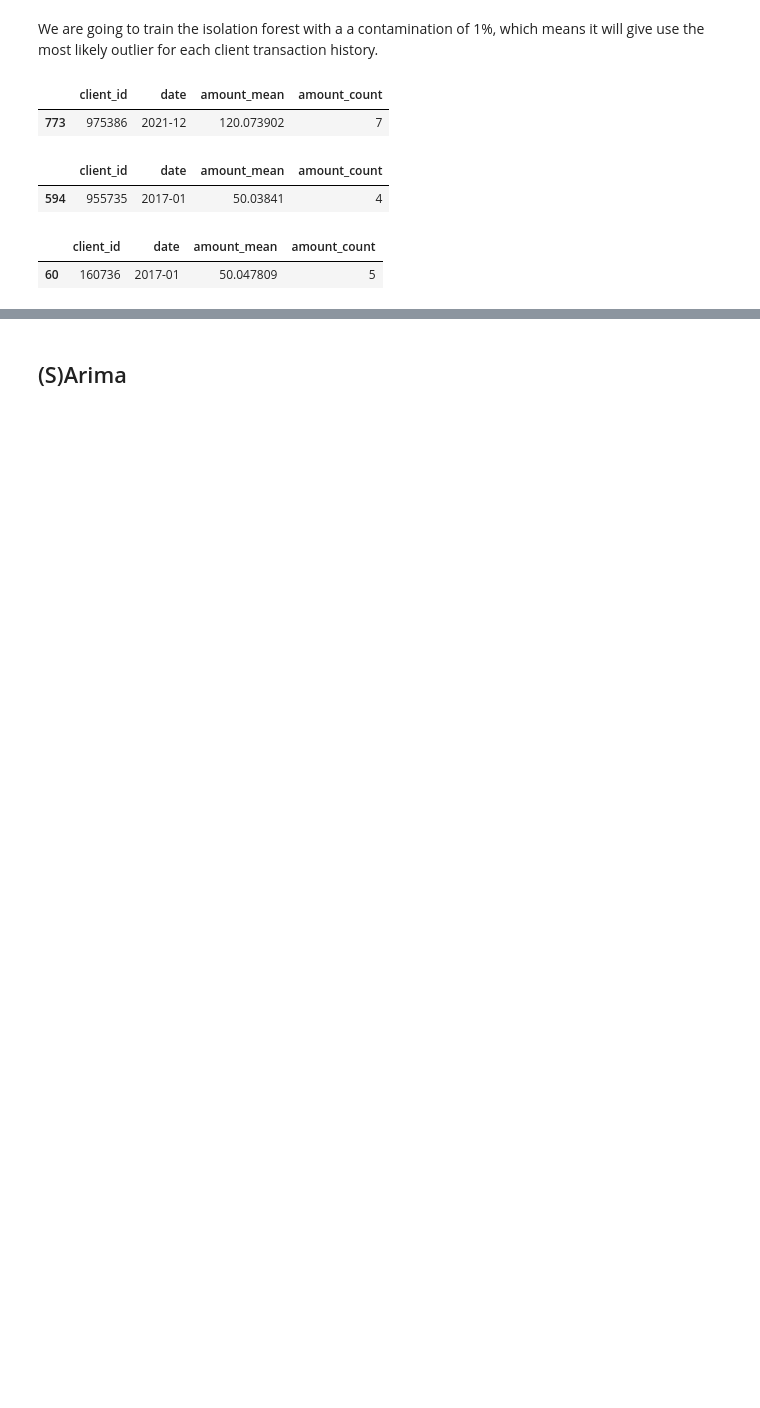
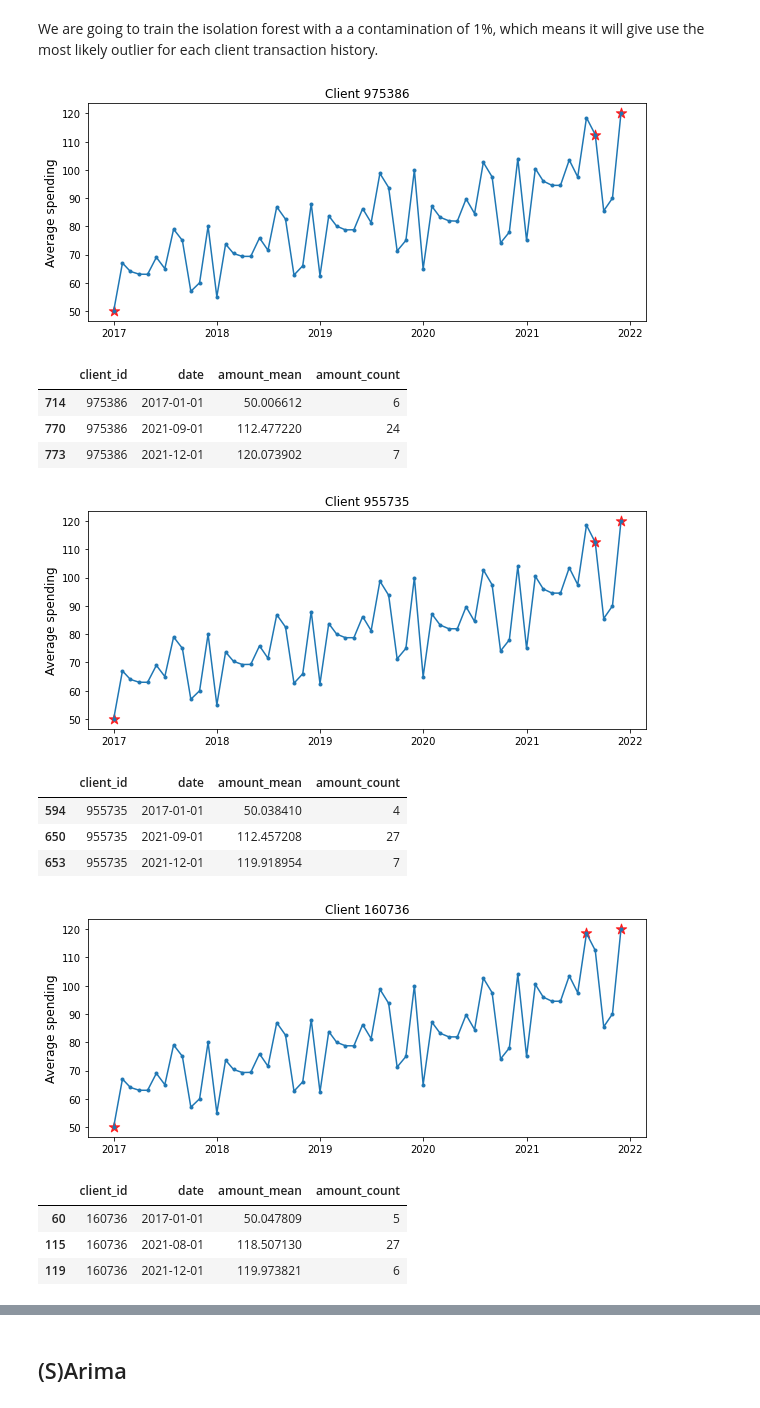
Before and after one commit to luismarcoslc/anomaly_detection, a Jupyter notebook: anomaly_detection.ipynb, the cells around one changed output, grey strips where cells are left out. Cells and saved outputs as stored; diff of their text form; code cells hidden in the pictures; blank space fills up the shorter version.

```diff
--- a/anomaly_detection.ipynb
+++ b/anomaly_detection.ipynb
@@ -410,7 +370,7 @@ for client in clients:
     plt.figure(figsize=(10,4))
     plt.plot(current_client.date[2:], diff_rolling_deviations_t.iloc[:], label = "N. of transactions")
     plt.plot(current_client.date[2:], diff_rolling_deviations_s,  label = "Spending amount")
-    plt.title(f'Client {client}', fontsize=18)
-    plt.ylabel('Deviation difference', fontsize=14)
+    plt.title(f'Client {client}', fontsize=16)
+    plt.ylabel('Deviation difference', fontsize=12)
     plt.legend()
 # %% [output]
@@ -432,6 +392,17 @@ for client in clients:
 ## LST decomposition
 # %%
 def find_anomalies(current_client, resid, client):
+    """
+    Calculates outliers from residuals of a time series. First identifies which residuals lie beyond
+    3 std, then identifies which residuals fall outside 1.5 IQR. Prints and plots the identified ouliers.
+
+    Inputs:
+    :current_client: Pandas series corresponding to one client's mean spending amount. Index is the date
+    :resid: Pandas series of resiudals extracted from the fit of current_client to an STL model.
+    :client: client number corresponding to the current_client series.
+    """
+
+
     # calculate needed quantities for z-score analysis of residuals
     resid_mu = resid.mean()
     resid_dev = resid.std()
@@ -533,22 +504,47 @@ We are going to train the isolation forest with a a contamination of 1\%, which
 # %%
 for client in clients:
 
-    client = df[df['client_id'] == client]
-    model =  IsolationForest(contamination = 0.01)
-    model.fit(client[['amount_mean']])
+    # get single client data
+    current_client = df[df['client_id'] == client]
+    # define model
+    model =  IsolationForest(contamination = 0.05)
+    # train the model
+    model.fit(current_client[['amount_mean']])
+
+    # print(current_client)
+    # predict outliers (output -1 is outlier, output 1 is not outlier)
+    outliers = np.array(model.predict(current_client[['amount_mean']]))
+    # convert output to create filter
+    outliers[outliers == 1] = False
+    outliers[outliers == -1] = True
+    # create filter
+    outliers = np.array(outliers, dtype = bool)
 
 
-    outliers = np.array(model.predict(client[['amount_mean']]))
-    outliers[outliers == 1] = False
-    outliers[outliers == -1] = True
-    outliers = np.array(outliers, dtype = bool)
+    # Plot data with identified residuals
+    plt.figure(figsize=(10,4))
+    plt.plot(current_client.date, current_client.amount_mean, marker='.')
+    plt.scatter(current_client.loc[outliers].date, current_client.loc[outliers].amount_mean, s = 120, color='r', marker='*', alpha = 0.8, label = "IQR")
+    plt.title(f"Client {client}")
+    plt.ylabel('Average spending', fontsize=12)
+    plt.show()
 
+    # Print outliers in case the have been found
     if outliers.any():
-        display(client[outliers])
+        display(current_client[outliers])
 # %% [output]
+[figure, added]
 |  | client_id | date | amount_mean | amount_count |
-| 773 | 975386 | 2021-12 | 120.073902 | 7 |
+| 714 | 975386 | 2017-01-01 | 50.006612 | 6 |
+| 770 | 975386 | 2021-09-01 | 112.477220 | 24 |
+| 773 | 975386 | 2021-12-01 | 120.073902 | 7 |
+[figure, added]
 |  | client_id | date | amount_mean | amount_count |
-| 594 | 955735 | 2017-01 | 50.03841 | 4 |
+| 594 | 955735 | 2017-01-01 | 50.038410 | 4 |
+| 650 | 955735 | 2021-09-01 | 112.457208 | 27 |
+| 653 | 955735 | 2021-12-01 | 119.918954 | 7 |
+[figure, added]
 |  | client_id | date | amount_mean | amount_count |
-| 60 | 160736 | 2017-01 | 50.047809 | 5 |
+| 60 | 160736 | 2017-01-01 | 50.047809 | 5 |
+| 115 | 160736 | 2021-08-01 | 118.507130 | 27 |
+| 119 | 160736 | 2021-12-01 | 119.973821 | 6 |
```
Also changed, not shown: parts of 38 cells of this notebook.
